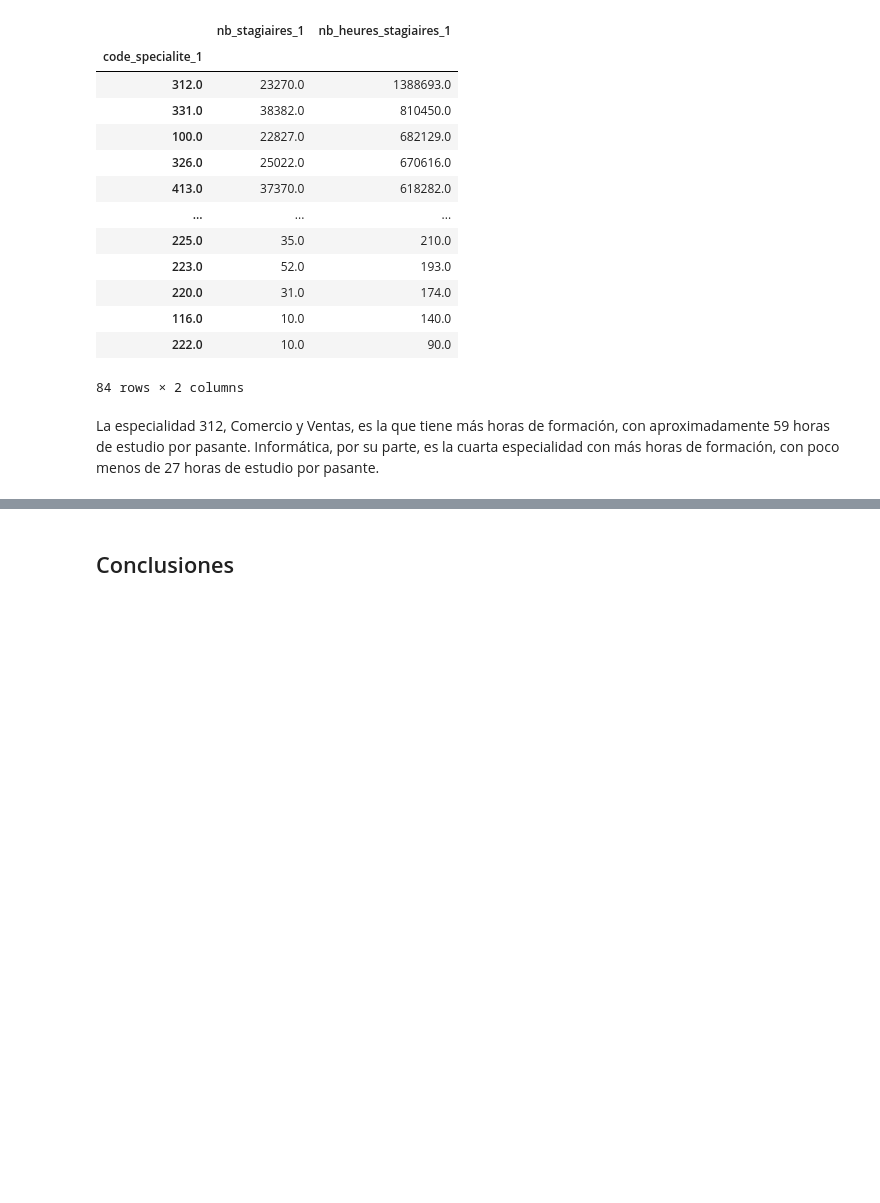
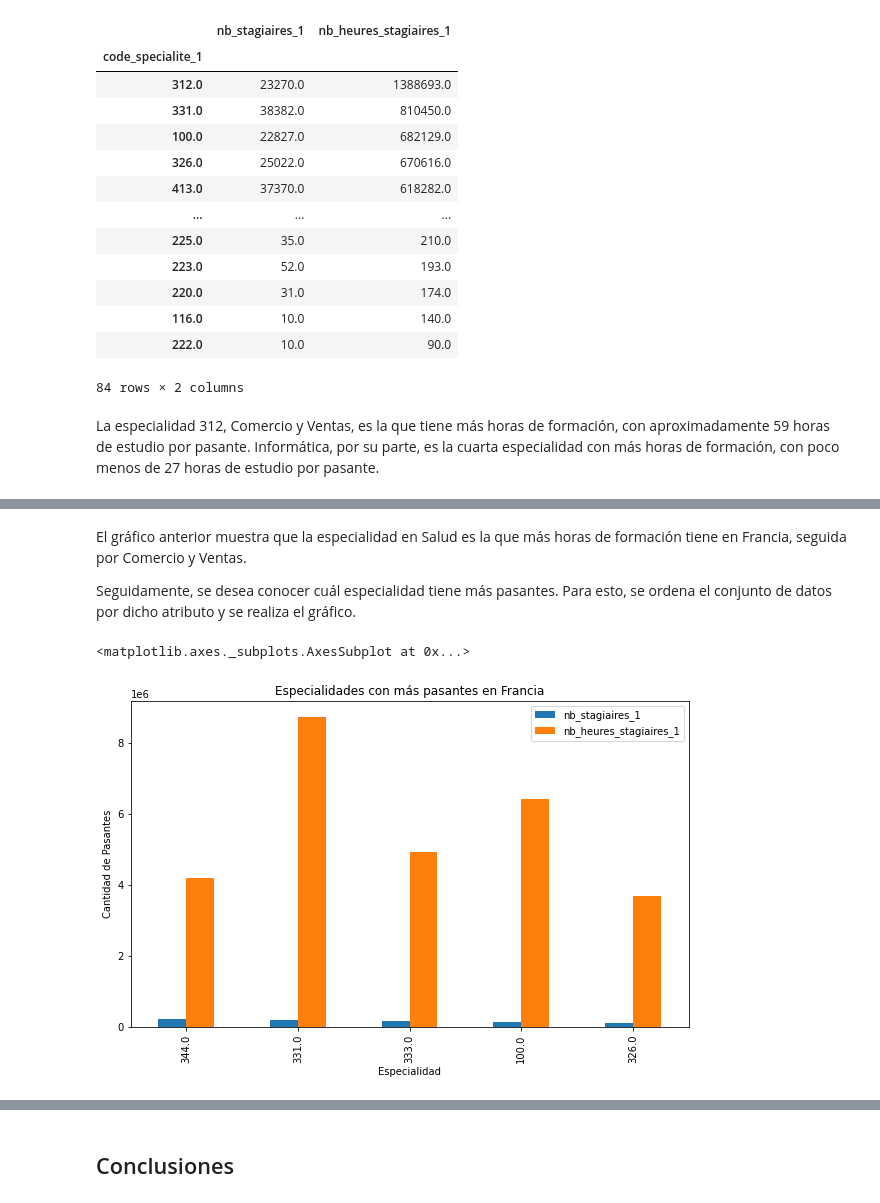
Before and after one commit to esteban062000/Big-Data-II-2021, a Jupyter notebook: tareas/tarea_1/4.EDA_tarea_1.ipynb, the cells around one changed output, grey strips where cells are left out. Drawn from its saved outputs; the diff is of its cells as text; code cells hidden in the pictures; blank space fills up the shorter version.

Commit message:
Atributo problemático CFA

```diff
--- a/tareas/tarea_1/4.EDA_tarea_1.ipynb
+++ b/tareas/tarea_1/4.EDA_tarea_1.ipynb
@@ -267,0 +275,9 @@ La especialidad 312, Comercio y Ventas, es la que tiene más horas de formación
+# %% [markdown]
+El gráfico anterior muestra que la especialidad en Salud es la que más horas de formación tiene en Francia, seguida por Comercio y Ventas.
+
+Seguidamente, se desea conocer cuál especialidad tiene más pasantes. Para esto, se ordena el conjunto de datos por dicho atributo y se realiza el gráfico.
+# %%
+sumBySpeciality1.sort_values(by='nb_stagiaires_1', ascending=False).head().plot(kind='bar',figsize=(10,6), xlabel = "Especialidad", ylabel = "Cantidad de Pasantes", title = "Especialidades con más pasantes en Francia")
+# %% [output]
+<matplotlib.axes._subplots.AxesSubplot at 0x...>
+[figure, added]
```
Also changed, not shown: parts of 11 cells of this notebook.
